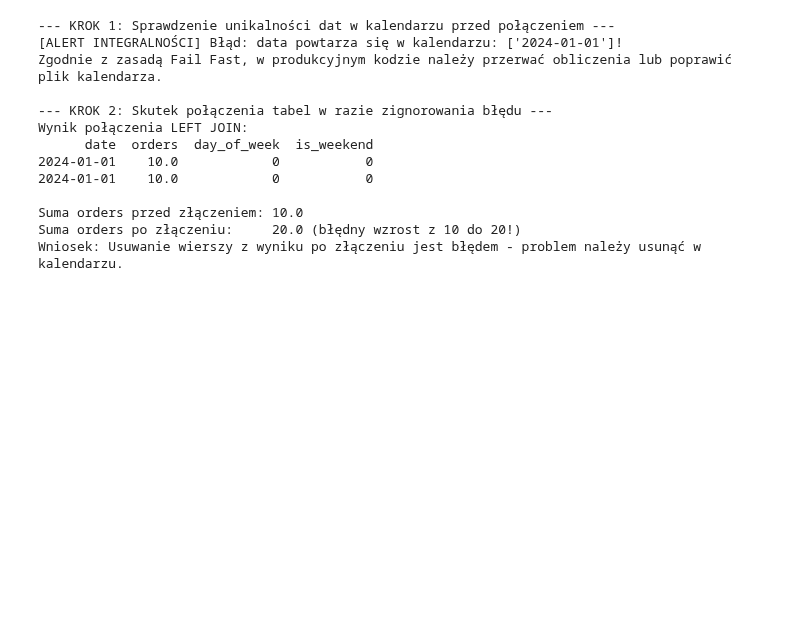
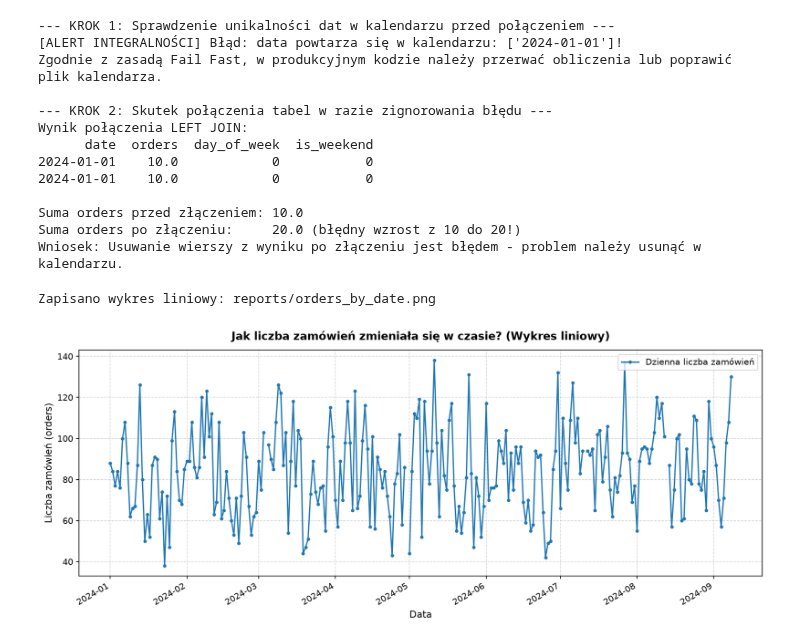
Before and after one commit to jakubszymura28-cyber/praktyki-dane, a Jupyter notebook: notebooks/02_analysis.ipynb, the cells around one changed output. Drawn from its saved outputs; the diff is of its cells as text; code cells hidden in the pictures; blank space fills up the shorter version.

```diff
--- a/notebooks/02_analysis.ipynb
+++ b/notebooks/02_analysis.ipynb
@@ -414,3 +414,36 @@ Wynik połączenia LEFT JOIN:
 Suma orders przed złączeniem: 10.0
 Suma orders po złączeniu:     20.0 (błędny wzrost z 10 do 20!)
 Wniosek: Usuwanie wierszy z wyniku po złączeniu jest błędem - problem należy usunąć w kalendarzu.
+# %%
+# 1. Wykres liniowy: Jak liczba zamówień zmieniała się w czasie?
+# Źródło: oczyszczony trening (df_cleaned / orders_train.csv)
+import matplotlib.pyplot as plt
+import matplotlib.dates as mdates
+from pathlib import Path
+
+reports_dir = Path('../reports') if Path('../reports').exists() else Path('reports')
+reports_dir.mkdir(parents=True, exist_ok=True)
+
+df_plot = df_cleaned.copy()
+df_plot['date_dt'] = pd.to_datetime(df_plot['date'])
+df_plot = df_plot.sort_values('date_dt')
+
+fig, ax = plt.subplots(figsize=(12, 5))
+ax.plot(df_plot['date_dt'], df_plot['orders'], color='#1f77b4', linewidth=1.5, marker='o', markersize=3, label='Dzienna liczba zamówień')
+ax.xaxis.set_major_locator(mdates.MonthLocator())
+ax.xaxis.set_major_formatter(mdates.DateFormatter('%Y-%m'))
+fig.autofmt_xdate()
+ax.set_title('Jak liczba zamówień zmieniała się w czasie? (Wykres liniowy)', fontsize=13, fontweight='bold', pad=12)
+ax.set_xlabel('Data', fontsize=11)
+ax.set_ylabel('Liczba zamówień (orders)', fontsize=11)
+ax.grid(True, linestyle='--', alpha=0.5)
+ax.legend(loc='upper right')
+plt.tight_layout()
+
+plot1_path = reports_dir / 'orders_by_date.png'
+plt.savefig(plot1_path, dpi=150, bbox_inches='tight')
+print(f'Zapisano wykres liniowy: {plot1_path}')
+plt.show()
+# %% [output]
+Zapisano wykres liniowy: reports/orders_by_date.png
+[figure, added]
```
Also changed, not shown: parts of 25 cells of this notebook, 5 other files.
